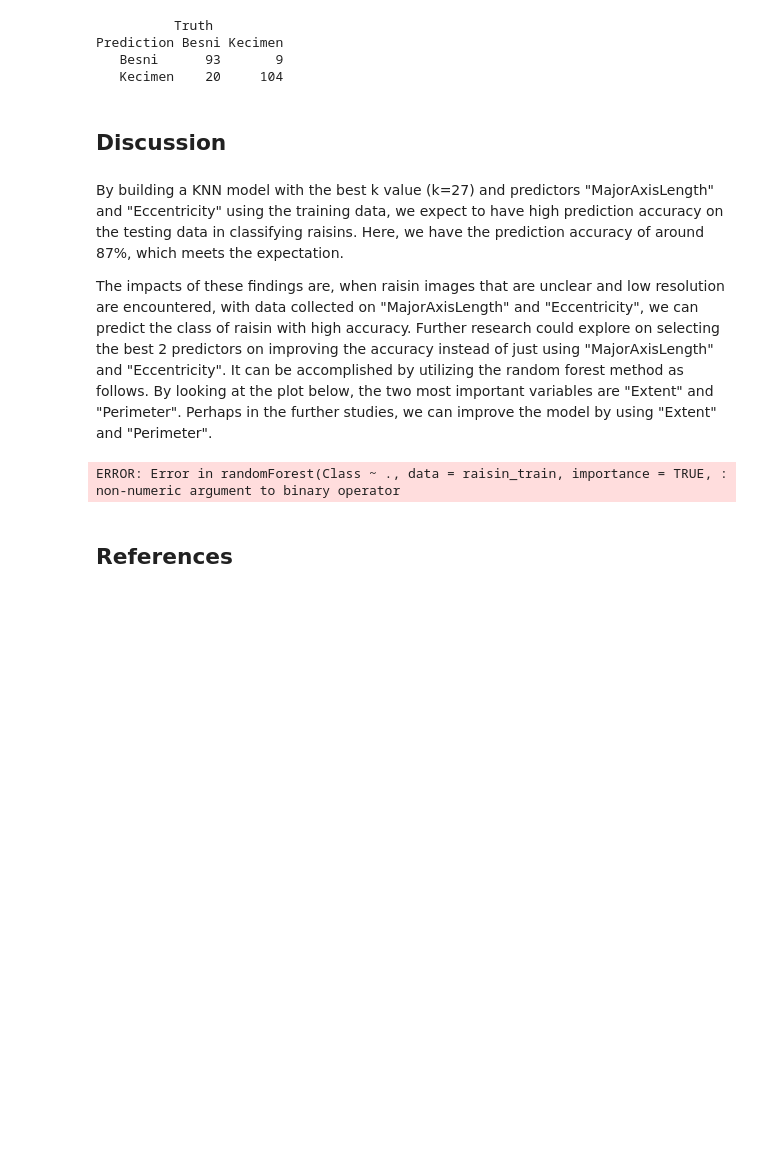
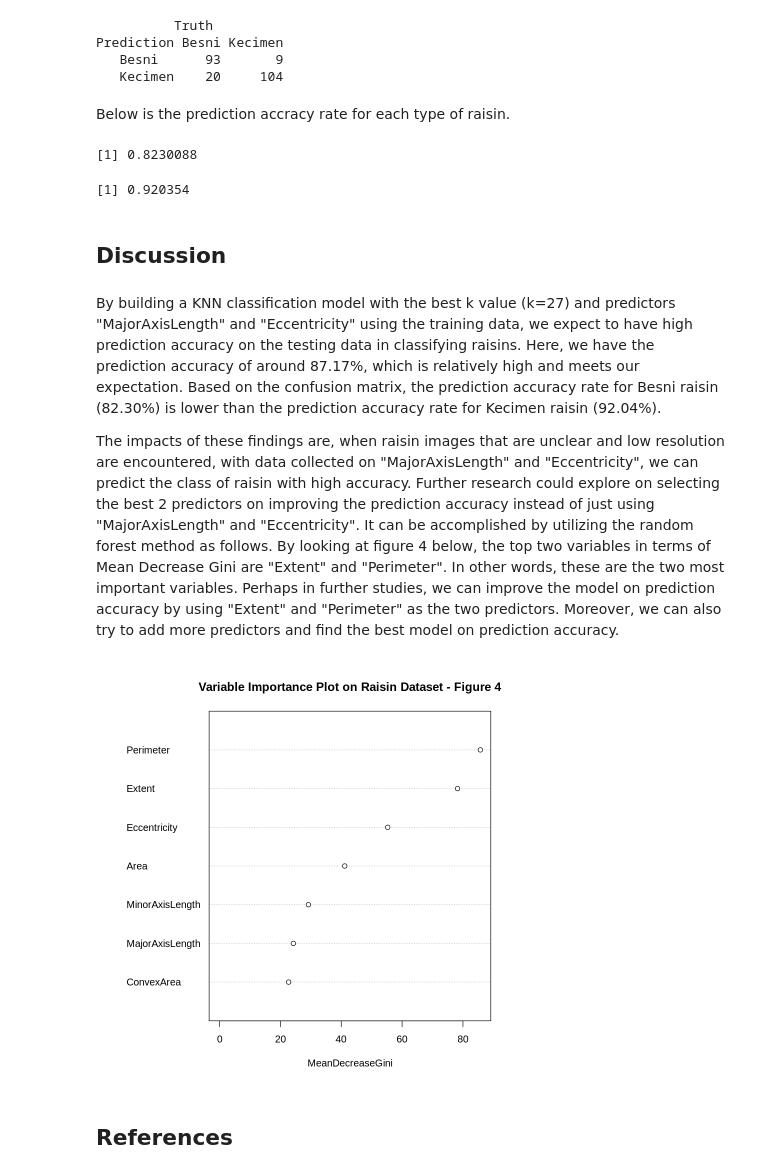
Before and after one commit to jlee0714/DSCI-Project, a Jupyter notebook: Final Project.ipynb, the cells around one changed output. Drawn from its saved outputs; the diff is of its cells as text; code cells hidden in the pictures; blank space fills up the shorter version.

```diff
--- a/Final Project.ipynb
+++ b/Final Project.ipynb
@@ -258,24 +263,31 @@ Confusion_Matrix
 Prediction Besni Kecimen
    Besni      93       9
    Kecimen    20     104
+# %% [markdown]
+Below is the prediction accracy rate for each type of raisin.
+# %%
+Besni_rate <- 93/(93+20)
+Kecimen_rate <- 104/(104+9)
+Besni_rate
+Kecimen_rate
+# %% [output]
+[1] 0.8230088
+[1] 0.920354
 # %% [markdown]
 ## Discussion
 # %% [markdown]
-By building a KNN model with the best k value (k=27) and predictors "MajorAxisLength" and "Eccentricity" using the training data, we expect to have high prediction accuracy on the testing data in classifying raisins. Here, we have the prediction accuracy of around 87%, which meets the expectation.
+By building a KNN classification model with the best k value (k=27) and predictors "MajorAxisLength" and "Eccentricity" using the training data, we expect to have high prediction accuracy on the testing data in classifying raisins. Here, we have the prediction accuracy of around 87.17%, which is relatively high and meets our expectation. Based on the confusion matrix, the prediction accuracy rate for Besni raisin (82.30%) is lower than the prediction accuracy rate for Kecimen raisin (92.04%).
 
-The impacts of these findings are, when raisin images that are unclear and low resolution are encountered, with data collected on "MajorAxisLength" and "Eccentricity", we can predict the class of raisin with high accuracy. Further research could explore on selecting the best 2 predictors on improving the accuracy instead of just using "MajorAxisLength" and "Eccentricity". It can be accomplished by utilizing the random forest method as follows. By looking at the plot below, the two most important variables are "Extent" and "Perimeter". Perhaps in the further studies, we can improve the model by using "Extent" and "Perimeter".
+The impacts of these findings are, when raisin images that are unclear and low resolution are encountered, with data collected on "MajorAxisLength" and "Eccentricity", we can predict the class of raisin with high accuracy. Further research could explore on selecting the best 2 predictors on improving the prediction accuracy instead of just using "MajorAxisLength" and "Eccentricity". It can be accomplished by utilizing the random forest method as follows. By looking at figure 4 below, the top two variables in terms of Mean Decrease Gini are "Extent" and "Perimeter". In other words, these are the two most important variables. Perhaps in further studies, we can improve the model on prediction accuracy by using "Extent" and "Perimeter" as the two predictors. Moreover, we can also try to add more predictors and find the best model on prediction accuracy.
 # %%
 library(dplyr)
 library(randomForest)
 
 raisin_train$Class <- as.factor(raisin_train$Class)
-rf <- randomForest(Class ~ ., data = raisin_train,
-                   importance = TRUE,
-                   proximity = TRUE) +
-                ggtitle ("Figure 4")
-varImpPlot(rf)
+rf <- randomForest(Class ~ ., data = raisin_train, proximity = TRUE)
+varImpPlot(rf, main = "Variable Importance Plot on Raisin Dataset - Figure 4")
 # %% [output]
-ERROR: Error in randomForest(Class ~ ., data = raisin_train, importance = TRUE, : non-numeric argument to binary operator
+[figure, added]
 # %% [markdown]
 ## References
 # %% [markdown]
```
Also changed, not shown: parts of 12 cells of this notebook.
